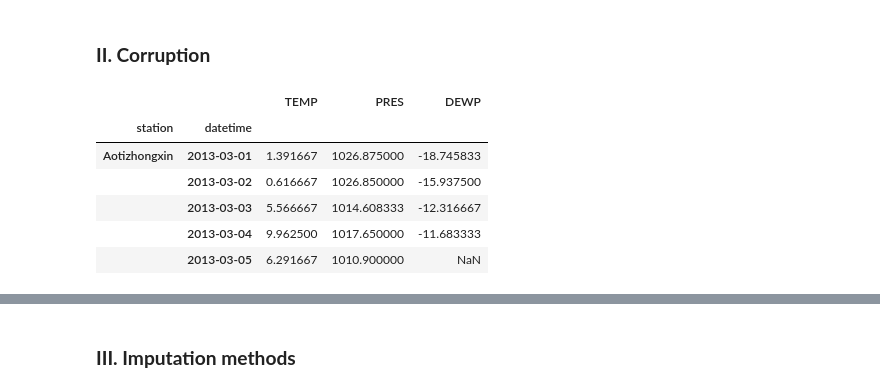
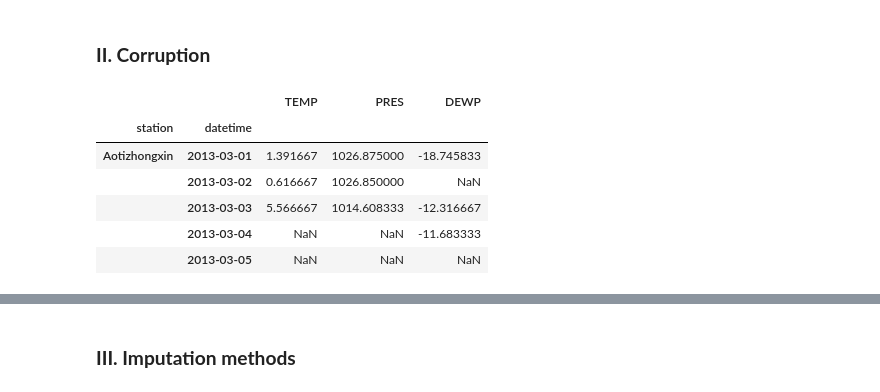
Before and after one commit to scikit-learn-contrib/qolmat, a Jupyter notebook: qolmat/notebooks/benchmark.ipynb, the cells around one changed output, grey strips where cells are left out. Cells and saved outputs as stored; diff of their text form; code cells hidden in the pictures.

```diff
--- a/qolmat/notebooks/benchmark.ipynb
+++ b/qolmat/notebooks/benchmark.ipynb
@@ -53,22 +53,22 @@ for col in cols_to_impute:
 # %%
 df_corrupted = df[cols_to_impute].copy()
 
-p = 0.9
+p = 0.7
 mask_temp = np.random.choice(a=[False, True], size=(len(df_corrupted),), p=[0.85, 0.15])
 mask_pres = np.random.choice(a=[False, True], size=(len(df_corrupted),), p=[p, 1-p]) #~(df_corrupted.index.get_level_values(1).dayofweek == 1)
 mask_dewp = np.random.choice(a=[False, True], size=(len(df_corrupted),), p=[p, 1-p]) #(df_corrupted.index.get_level_values(1).month % 2 == 0)
 masks = {cols_to_impute[0]: df_corrupted.index, cols_to_impute[1]: mask_pres, cols_to_impute[2]: mask_dewp}
 
 df_corrupted.loc[mask_pres, "TEMP"] = np.nan
 df_corrupted.loc[mask_pres, "PRES"] = np.nan
 df_corrupted.loc[mask_dewp, "DEWP"] = np.nan
 
 df_corrupted.head()
 # %% [output]
 |  |  | TEMP | PRES | DEWP |
 | station | datetime |  |  |  |
 | Aotizhongxin | 2013-03-01 | 1.391667 | 1026.875000 | -18.745833 |
-|  | 2013-03-02 | 0.616667 | 1026.850000 | -15.937500 |
+|  | 2013-03-02 | 0.616667 | 1026.850000 | NaN |
 |  | 2013-03-03 | 5.566667 | 1014.608333 | -12.316667 |
-|  | 2013-03-04 | 9.962500 | 1017.650000 | -11.683333 |
-|  | 2013-03-05 | 6.291667 | 1010.900000 | NaN |
+|  | 2013-03-04 | NaN | NaN | -11.683333 |
+|  | 2013-03-05 | NaN | NaN | NaN |
```
Also changed, not shown: parts of 5 cells of this notebook, 2 other files.
